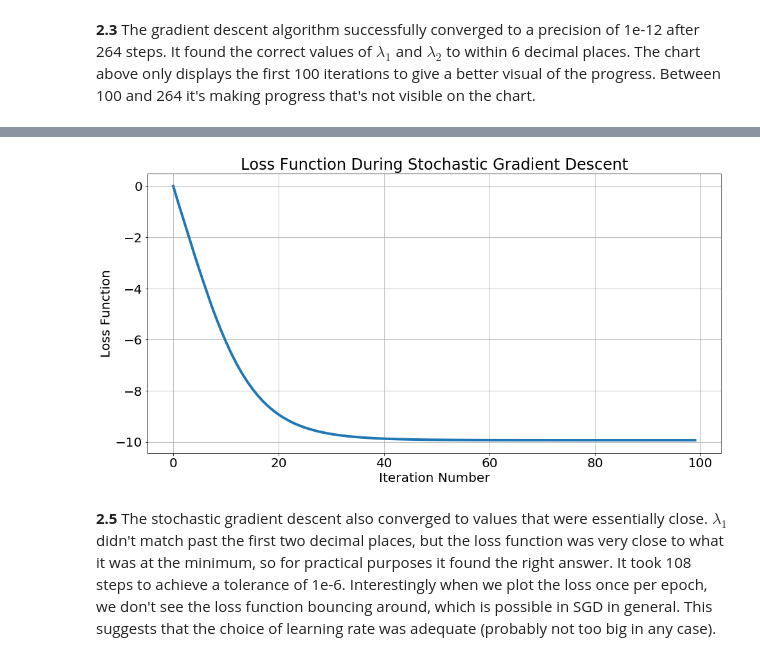
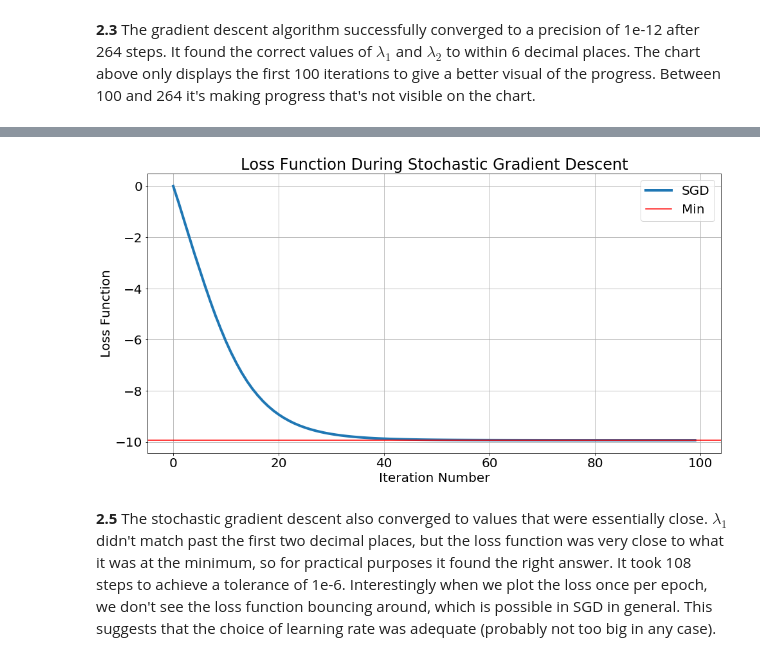
Before and after one commit to IACS-AM-207-Braavos/AM-207, a Jupyter notebook: hw6/AM207_HW6_MSE.ipynb, the cells around one changed output, grey strips where cells are left out. Saved outputs shown, nothing was run; the diff lists cells and outputs as text; code cells hidden in the pictures.

```diff
--- a/hw6/AM207_HW6_MSE.ipynb
+++ b/hw6/AM207_HW6_MSE.ipynb
@@ -541,6 +559,10 @@ df = pd.read_csv('HW6_data.csv')
 x1 = df['X_1'].values
 x2 = df['X_2'].values
 X_data = np.vstack([x1, x2]).T
+
+# Load persisted table of variables
+fname: str = 'gradient_descent.pickle'
+vartbl: Dict = load_vartbl(fname)
 
 
 def loss_func_abc(xs: np.ndarray, lambdas: np.ndarray, A: float, B: float, C: float) -> float:
@@ -604,7 +626,7 @@ def L(lambda1: float, lambda2: float) -> float:
 # Minimum is given
 lambda1_min = 2.05384
 lambda2_min = 0.0
-# lambdas_min = np.array([lambda1_min, lambda2_min])
+# lambda_min = np.array([lambda1_min, lambda2_min])
 loss_min = L(lambda1_min, lambda2_min)
 
 # Grid of lambda1 and lambda2
@@ -612,12 +634,17 @@ grid_size: int = 200
 lambda1_samp = np.linspace(-10, 10, grid_size)
 lambda2_samp = np.linspace(-10, 10, grid_size)
 lambda1_grid, lambda2_grid = np.meshgrid(lambda1_samp, lambda2_samp)
+
 # Grid of the total loss function
-if 'loss_grid' not in globals():
+try:
+    loss_grid = vartbl['loss_grid']
+except:
     loss_grid = np.zeros((grid_size, grid_size))
     for i, lambda1 in enumerate(lambda1_samp):
         for j, lambda2 in enumerate(lambda2_samp):
             loss_grid[i,j] = L(lambda1, lambda2)
+    vartbl['loss_grid'] = loss_grid
+    save_vartbl(vartbl, fname)
 
 # Plot the loss function
 fig, ax = plt.subplots()
@@ -841,18 +870,27 @@ step_size = 0.01
 scale = 1.0
 max_iterations=300
 precision=1e-6
-if 'sgd' not in globals():
+
+# Load the sgd if present, otherwise compute it
+try:
+    sgd = vartbl['sgd']
+    elapsed_sgd = vartbl['elapsed_sgd']
+    save_vartbl(vartbl, fname)
+except:
     t0 = time()
     sgd = stochastic_gradient_descent(lambda_init, X_data, step_size, scale, max_iterations, precision, loss_func)
     t1 = time()
     elapsed_sgd = t1 - t0
+    vartbl['sgd'] = sgd
+    vartbl['elapsed_sgd'] = elapsed_sgd
+
 # Unpack answer
 lambdas_sgd = sgd['lambdas']
 history_sgd = sgd['history']
 lambda1_sgd, lambda2_sgd = lambdas_sgd
 num_iters_sgd = len(history_sgd)-1
 print(f'Completed stochastic gradient descent to precision {precision:0.2e} in {num_iters_sgd} steps.')
-print(f'lambda1 = {lambda1:0.6f}, lambda2 = {lambda2:0.6f}')
+print(f'lambda1 = {lambda1_sgd:0.6f}, lambda2 = {lambda2_sgd:0.6f}')
 print(f'Elapsed time {elapsed_sgd:0.2f} seconds, {elapsed_sgd/num_iters_gd:0.2e} per second.')
 # %% [output]
 Completed stochastic gradient descent to precision 1.00e-06 in 108 steps.
@@ -861,15 +899,20 @@ Elapsed time 169.40 seconds, 6.42e-01 per second.
 # %%
+# 2.5 For your implementation in 2.4, create a plot of loss vs iteration.
+# Does your descent algorithm comverge to the right values of λ ? At what point does your implementation converge?
+
 plot_n_sgd = np.arange(num_iters_sgd+1)
 fig, ax = plt.subplots()
 fig.set_size_inches([16, 8])
 ax.set_title('Loss Function During Stochastic Gradient Descent')
 ax.set_xlabel('Iteration Number')
 ax.set_ylabel('Loss Function')
-ax.plot(plot_n_sgd[0:100], history_sgd[0:100], linewidth=4)
+ax.plot(plot_n_sgd[0:100], history_sgd[0:100], label='SGD', linewidth=4)
+ax.axhline(y=loss_min, color='r', label='Min')
+ax.legend()
 ax.grid()
 plt.show()
 # %% [output]
-[figure, old version]
+[figure, new version]
 # %% [markdown]
 **2.5** The stochastic gradient descent also converged to values that were essentially close.  $\lambda_1$ didn't match past the first two decimal places, but the loss function was very close to what it was at the minimum, so for practical purposes it found the right answer.  It took 108 steps to achieve a tolerance of 1e-6.  Interestingly when we plot the loss once per epoch, we don't see the loss function bouncing around, which is possible in SGD in general.  This suggests that the choice of learning rate was adequate (probably not too big in any case).
 # %% [markdown]
```
Also changed, not shown: parts of 9 cells of this notebook, 8 other files.
